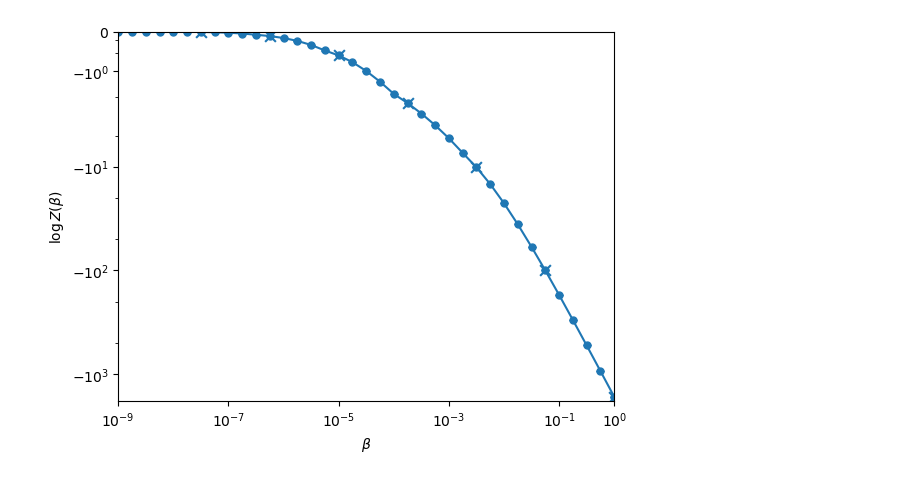
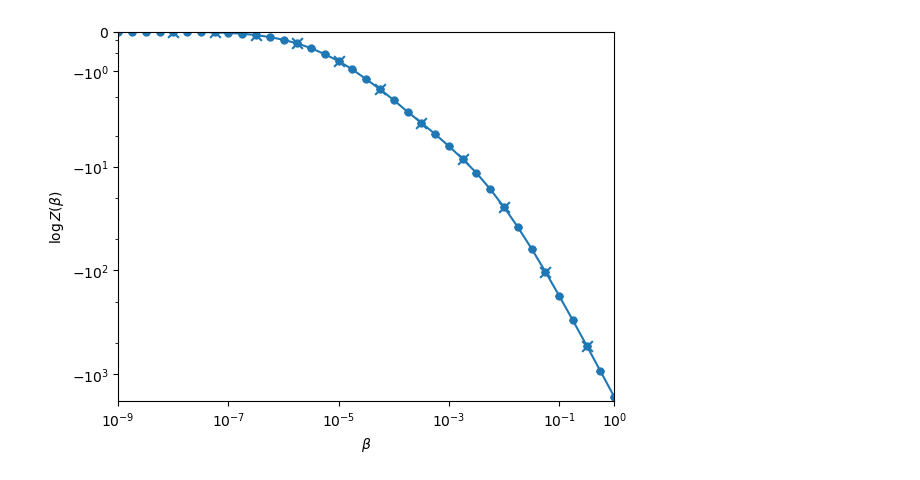
Before and after one commit to Y-Saki26/EvidenceEMC, a Jupyter notebook: example/example.ipynb, the cells around one changed output. Drawn from its saved outputs; the diff is of its cells as text; code cells hidden in the pictures.

```diff
--- a/example/example.ipynb
+++ b/example/example.ipynb
@@ -11,0 +9,10 @@ def pow_floor(x, base=10):
+# %%
+beta_K = np.load(r"./beta_k.npy")
+lls = np.load(r"./loglikelihood_n_k_r.npy")
+ll_n_k = lls[..., lls.shape[-1]//2:].transpose(1,0,2).reshape(beta_K.size, -1)
+# %%
+solver = evidence.SolveEvidence(beta_K, -ll_n_k, W=4, n_bins_wham=10**5)
+
+# Halve the spacing of the beta sequence and add more points on the smaller side
+new_betas = evidence.expand_betas(beta_K)
+new_beta_groups, stat_groups = solver.pred_dist(new_betas)
@@ -12,25 +36,22 @@ def pow_floor(x, base=10):
+# %%
+log_Z_KB = evidence.calc_evidence_bootstrap_parallel(beta_K, ll_n_k, W=4, n_bins_wham=10**5, n_bootstrap=10)
+#log_Z_KB, solvers = evidence.calc_evidence_bootstrap(beta_K, ll_n_k, W=4, n_bins_wham=10**5, n_bootstrap=1)
 # %%
-beta_K = np.load(r"C:\Git\film-theckness-estimation\estimator\sl_paper_PA_S36_3\beta_k.npy")
-lls = np.load(r"C:\Git\film-theckness-estimation\estimator\sl_paper_PA_S36_3\loglikelihood_n_k_r.npy")
-ll_n_k = lls[..., lls.shape[-1]//2:].transpose(1,0,2).reshape(beta_K.size, -1)
-
-log_Z_KB, solvers = evidence.calc_evidence_bootstrap(beta_K, ll_n_k, 6, verbose=True) # n_bootstrap=100: 35.26 sec
-
 means = log_Z_KB.mean(axis=0)
-errs = np.abs(np.percentile(log_Z_KB, [25, 75], axis=0) - log_Z_KB.mean(axis=0))
+errs = log_Z_KB.std(axis=0)
 plt.errorbar(
     beta_K, means, yerr=errs,
     fmt="o-", capsize=3, markersize=5)
-plt.scatter(beta_K[solvers[0].seams_index], means[solvers[0].seams_index], s=60, marker="x") # type: ignore
+plt.scatter(beta_K[solver.seams_index], means[solver.seams_index], s=60, marker="x") # type: ignore
 
 plt.xlabel(r"$\beta$")
 plt.ylabel(r"$\log Z(\beta)$")
 plt.yscale("asinh") # type: ignore
 plt.xscale("log")
-plt.xlim(pow_floor(beta_K.min()), 1)
+plt.xlim(evidence.pow_floor(beta_K.min()), 1)
 plt.ylim(means[beta_K==1]*1.1, 0)
-plt.xticks(sorted({x for x in plt.xticks()[0] if pow_floor(beta_K.min())<=x<=1} | {1}))
+plt.xticks(sorted({x for x in plt.xticks()[0] if evidence.pow_floor(beta_K.min())<=x<=1} | {1}))
 plt.yticks([y for y in plt.yticks()[0] if not(0<abs(y)<1)])
 plt.show()
 # %% [output]
-[figure, old version]
+[figure, new version]
```
Also changed, not shown: parts of 2 cells of this notebook, 1 other file.
